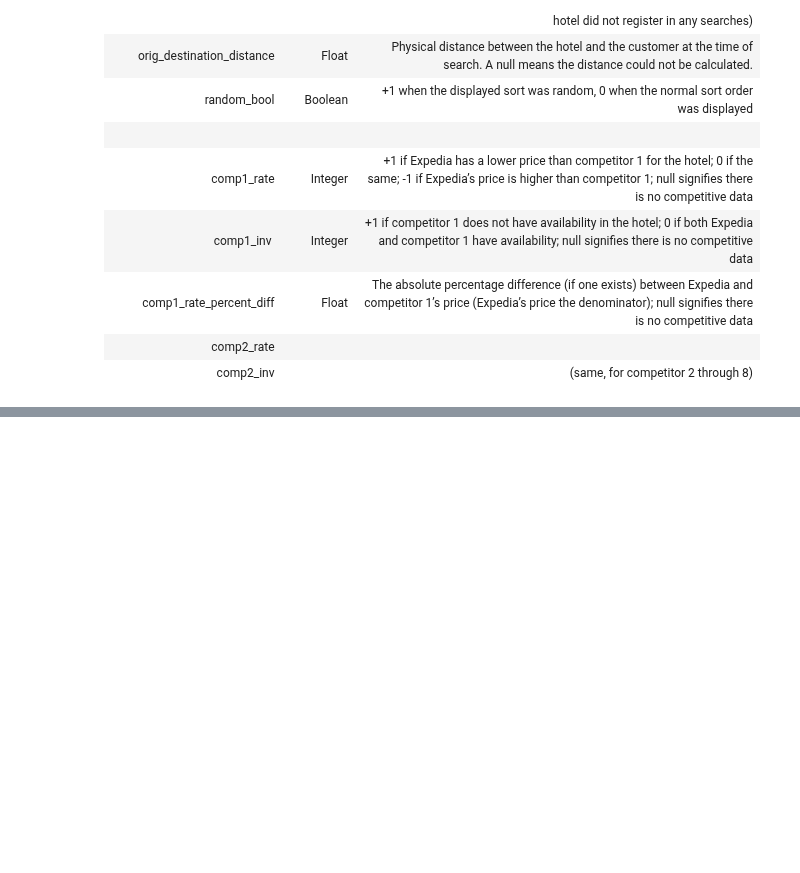
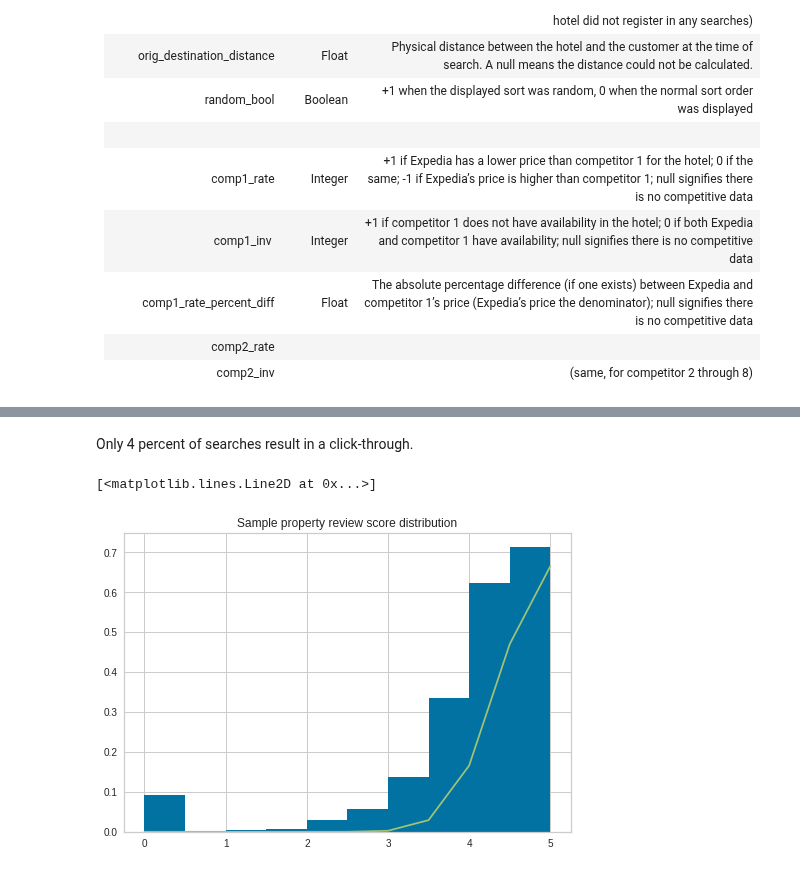
Before and after one commit to sid-chaubs/data-mining-assignment-1, a Jupyter notebook: DMT_Assignment_2.ipynb, the cells around one changed output, grey strips where cells are left out. Cells and saved outputs as stored; diff of their text form; code cells hidden in the pictures; blank space fills up the shorter version.

```diff
--- a/DMT_Assignment_2.ipynb
+++ b/DMT_Assignment_2.ipynb
@@ -66,0 +108,11 @@ train_data[train_data['price_usd'] < 1000]['price_usd'].hist()
+# %% [markdown]
+Only 4 percent of searches result in a click-through.
+# %%
+_, rscorebins, _ = plt.hist(np.abs(sample_X.prop_review_score), density=1);
+plt.title('Sample property review score distribution');
+
+norm_fit_line = sp.stats.norm.pdf(rscorebins, 5, scale=0.6)
+plt.plot(rscorebins, norm_fit_line)
+# %% [output]
+[<matplotlib.lines.Line2D at 0x...>]
+[figure, added]
```
Also changed, not shown: parts of 22 cells of this notebook.
